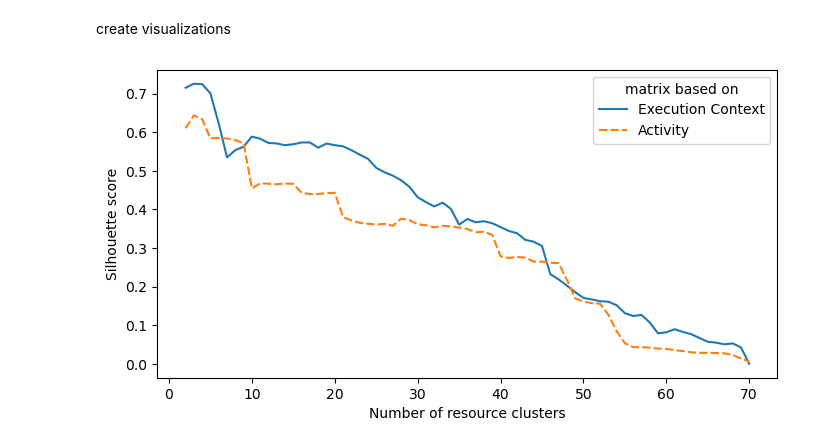
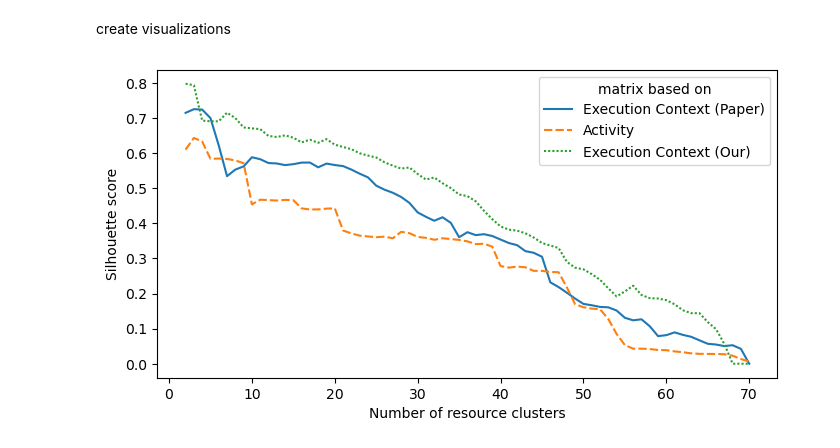
Before and after one commit to lucasb243/No-time-to-dice_group_project_IE692, a Jupyter notebook: learn_all.ipynb, the cells around one changed output. Drawn from its saved outputs; the diff is of its cells as text; code cells hidden in the pictures.

Commit message:
all working except matrix

```diff
--- a/learn_all.ipynb
+++ b/learn_all.ipynb
@@ -492,7 +492,7 @@ Number of T Types:              2
 # %% [markdown]
 create visualizations
 # %%
-# graph from paper
+# show results of different miners
 from math import log
 from sklearn.metrics import silhouette_score
 from sklearn.cluster import AgglomerativeClustering
@@ -508,36 +508,59 @@ X2 = df.groupby(['Resource', 'CO']).size().unstack().fillna(0)
 
 best_k = -1
 best_score = -2
 
 l_ss1 = []
 l_ss2 = []
 for k in range(2, len(X1)):
     clu1 = AgglomerativeClustering(n_clusters=k).fit_predict(X1)
     ss1 = silhouette_score(X1, clu1)
     l_ss1.append(ss1)
     clu2 = AgglomerativeClustering(n_clusters=k).fit_predict(X2)
     ss2 = silhouette_score(X2, clu2)
     l_ss2.append(ss2)
 
+
+
 data = []
 for i in range(len(l_ss1)):
-    data.append(
-        {'k': i + 2, 'score': l_ss2[i], 'matrix based on': 'Execution Context'})
+    data.append({'k': i + 2, 'score': l_ss2[i], 'matrix based on': 'Execution Context (Paper)'})
     data.append({'k': i + 2, 'score': l_ss1[i], 'matrix based on': 'Activity'})
+
+
+# <add our calculation to graph>
+df = pd.read_csv('data/added_execution_contexts/bpic15.csv')
+
+X1 = df.groupby(['org:resource', 'concept:name']).size().unstack().fillna(0)
+X2 = df.groupby(['org:resource', 'CO_rule']).size().unstack().fillna(0)
+
+l_ss1 = []
+l_ss2 = []
+for k in range(2, len(X1)):
+    clu1 = AgglomerativeClustering(n_clusters=k).fit_predict(X1)
+    ss1 = silhouette_score(X1, clu1)
+    l_ss1.append(ss1)
+    clu2 = AgglomerativeClustering(n_clusters=k).fit_predict(X2)
+    ss2 = silhouette_score(X2, clu2)
+    l_ss2.append(ss2)
+
+for i in range(len(l_ss1)):
+    data.append({'k': i + 2, 'score': l_ss2[i], 'matrix based on': 'Execution Context (Our)'})
+    #data.append({'k': i + 2, 'score': l_ss1[i], 'matrix based on': 'Activity_our'}) # not needed because same as above
+# </add our calculation to graph>
 
 data = pd.DataFrame(data)
 
 data
 
 f, ax = plt.subplots(figsize=(8, 4))
 ax = sns.lineplot(data=data, x="k", y="score", ax=ax,
                   hue="matrix based on", style='matrix based on')
 plt.xlabel('Number of resource clusters')
 plt.ylabel("Silhouette score")
 plt.show()
 f.savefig("graphs/omm_paper.pdf", bbox_inches='tight')
 # %% [output]
-[figure, old version]
+[figure, new version]
 # %%
 # matrix from paper
 from collections import defaultdict
```
Also changed, not shown: parts of 1 cell of this notebook.
